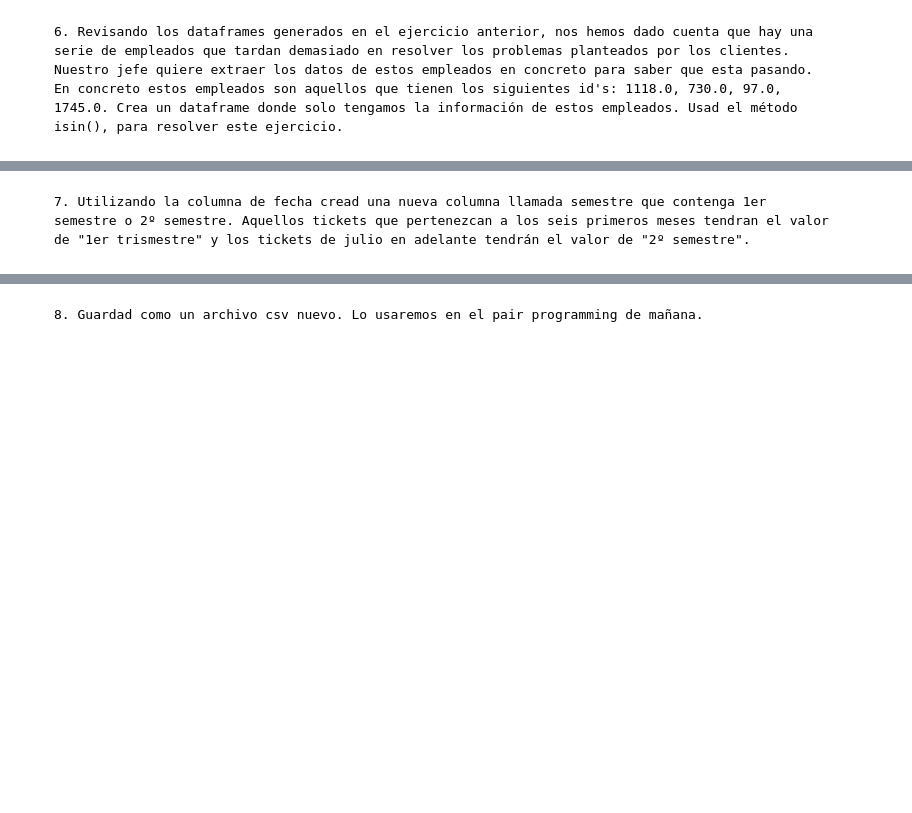
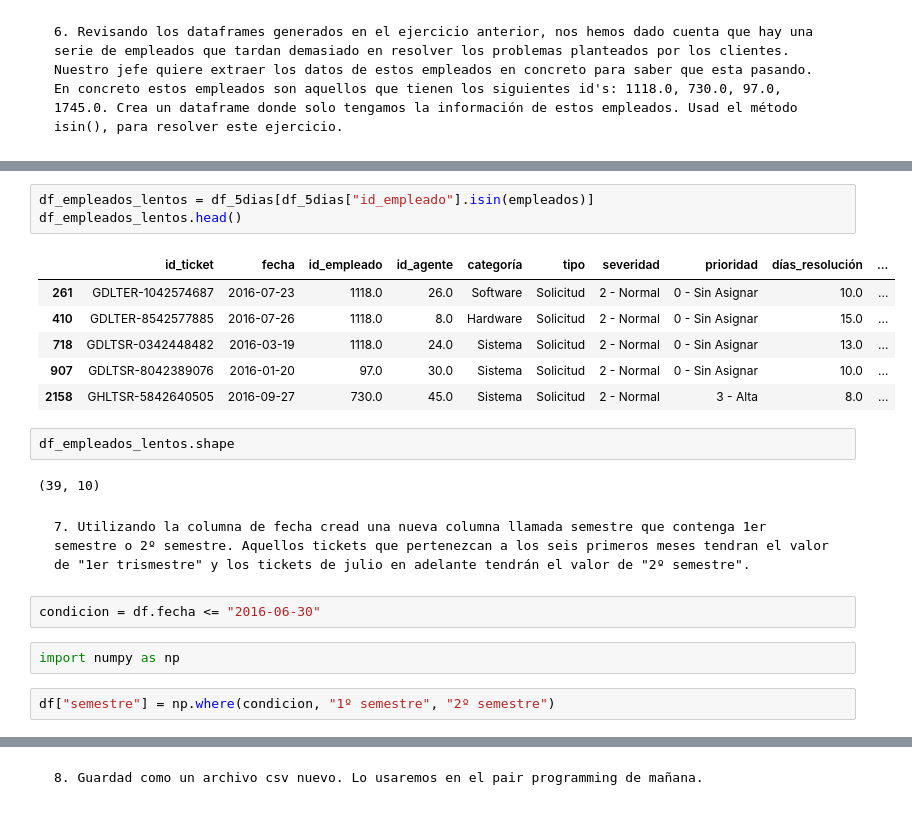
Before and after one commit to Adalab/promo-d-da-modulo2-sprint1-anabelen-silvia, a Jupyter notebook: ejercicio4/ejercicio4-pandas4.ipynb, the cells around one changed output, grey strips where cells are left out. Drawn from its saved outputs; the diff is of its cells as text; blank space fills up the shorter version.

```diff
--- a/ejercicio4/ejercicio4-pandas4.ipynb
+++ b/ejercicio4/ejercicio4-pandas4.ipynb
@@ -325,2 +341,22 @@ df_5dias.head()
+# %%
+df_empleados_lentos = df_5dias[df_5dias["id_empleado"].isin(empleados)]
+df_empleados_lentos.head()
+# %% [output]
+|  | id_ticket | fecha | id_empleado | id_agente | categoría | tipo | severidad | prioridad | días_resolución | ... |
+| 261 | GDLTER-1042574687 | 2016-07-23 | 1118.0 | 26.0 | Software | Solicitud | 2 - Normal | 0 - Sin Asignar | 10.0 | ... |
+| 410 | GDLTER-8542577885 | 2016-07-26 | 1118.0 | 8.0 | Hardware | Solicitud | 2 - Normal | 0 - Sin Asignar | 15.0 | ... |
+| 718 | GDLTSR-0342448482 | 2016-03-19 | 1118.0 | 24.0 | Sistema | Solicitud | 2 - Normal | 0 - Sin Asignar | 13.0 | ... |
+| 907 | GDLTSR-8042389076 | 2016-01-20 | 97.0 | 30.0 | Sistema | Solicitud | 2 - Normal | 0 - Sin Asignar | 10.0 | ... |
+| 2158 | GHLTSR-5842640505 | 2016-09-27 | 730.0 | 45.0 | Sistema | Solicitud | 2 - Normal | 3 - Alta | 8.0 | ... |
+# %%
+df_empleados_lentos.shape
+# %% [output]
+(39, 10)
 # %% [markdown]
     7. Utilizando la columna de fecha cread una nueva columna llamada semestre que contenga 1er semestre o 2º semestre. Aquellos tickets que pertenezcan a los seis primeros meses tendran el valor de "1er trismestre" y los tickets de julio en adelante tendrán el valor de "2º semestre".
+# %%
+condicion = df.fecha <= "2016-06-30"
+# %%
+import numpy as np
+# %%
+df["semestre"] = np.where(condicion, "1º semestre", "2º semestre")
```
Also changed, not shown: parts of 4 cells of this notebook, 1 other file.
